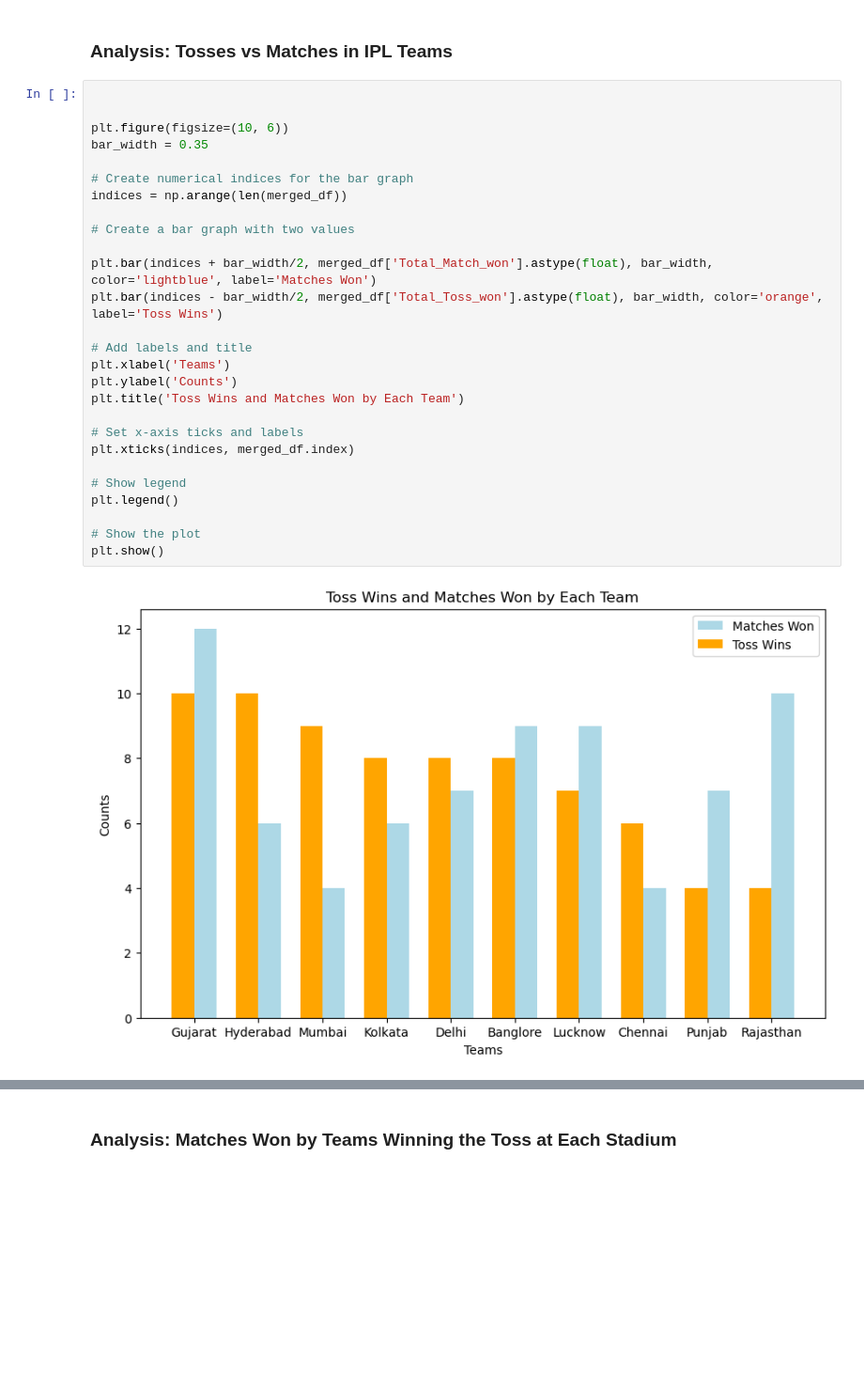
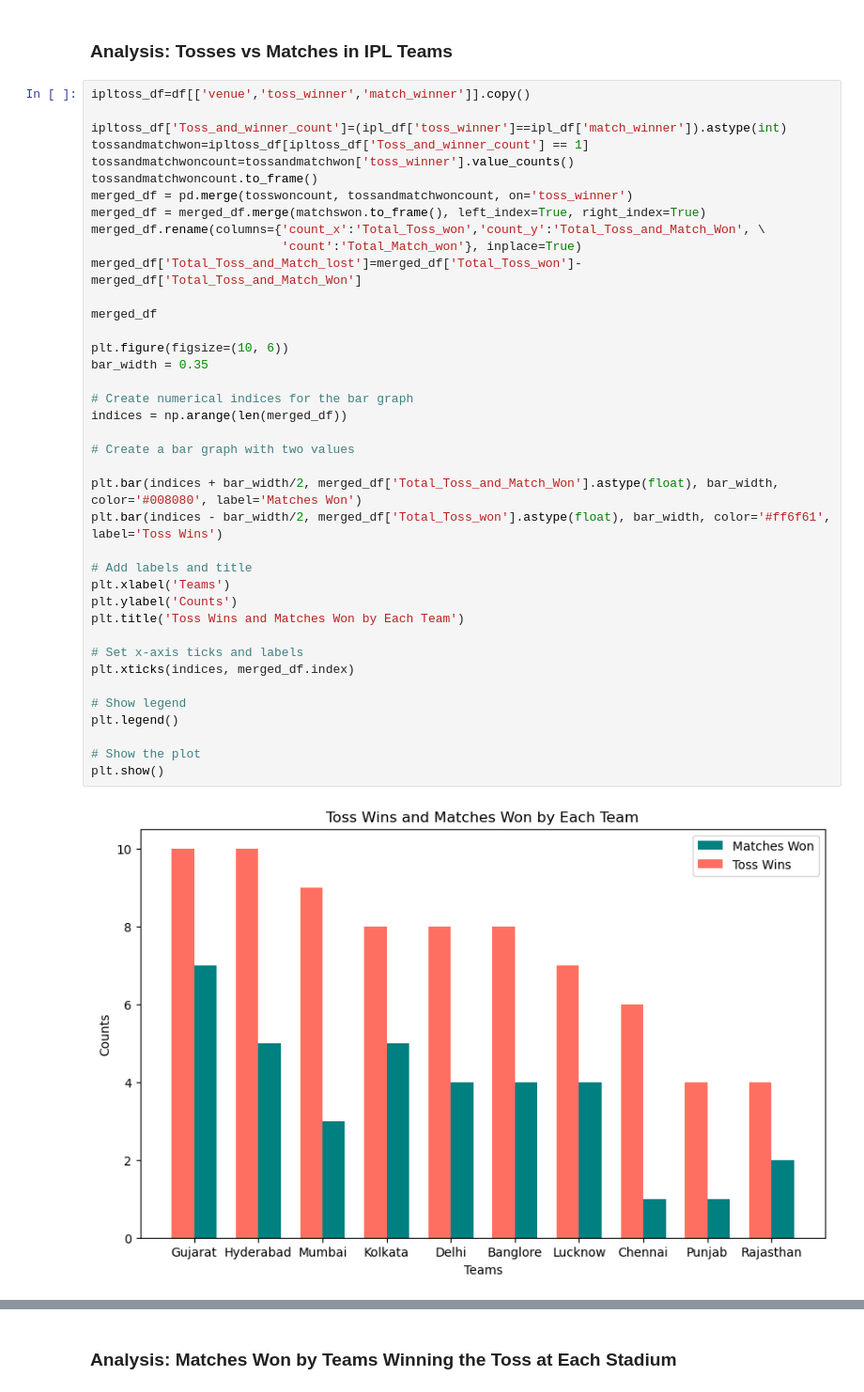
Before and after one commit to VishalRMahajan/IPL-2022-Insights-Analysis, a Jupyter notebook: IPL 2022 EDA.ipynb, the cells around one changed output, grey strips where cells are left out. Shown: that part at 94% size. Cells and saved outputs as stored; diff of their text form; blank space fills up the shorter version.

```diff
--- a/IPL 2022 EDA.ipynb
+++ b/IPL 2022 EDA.ipynb
@@ -216,31 +218,43 @@ display(tosswoncount.to_frame())
 # %% [markdown]
 ### Analysis: Tosses vs Matches in IPL Teams
 # %%
+ipltoss_df=df[['venue','toss_winner','match_winner']].copy()
 
+ipltoss_df['Toss_and_winner_count']=(ipl_df['toss_winner']==ipl_df['match_winner']).astype(int)
+tossandmatchwon=ipltoss_df[ipltoss_df['Toss_and_winner_count'] == 1]
+tossandmatchwoncount=tossandmatchwon['toss_winner'].value_counts()
+tossandmatchwoncount.to_frame()
+merged_df = pd.merge(tosswoncount, tossandmatchwoncount, on='toss_winner')
+merged_df = merged_df.merge(matchswon.to_frame(), left_index=True, right_index=True)
+merged_df.rename(columns={'count_x':'Total_Toss_won','count_y':'Total_Toss_and_Match_Won', \
+                          'count':'Total_Match_won'}, inplace=True)
+merged_df['Total_Toss_and_Match_lost']=merged_df['Total_Toss_won']-merged_df['Total_Toss_and_Match_Won']
+
+merged_df
 
 plt.figure(figsize=(10, 6))
 bar_width = 0.35
 
 # Create numerical indices for the bar graph
 indices = np.arange(len(merged_df))
 
 # Create a bar graph with two values
 
-plt.bar(indices + bar_width/2, merged_df['Total_Match_won'].astype(float), bar_width, color='lightblue', label='Matches Won')
-plt.bar(indices - bar_width/2, merged_df['Total_Toss_won'].astype(float), bar_width, color='orange', label='Toss Wins')
+plt.bar(indices + bar_width/2, merged_df['Total_Toss_and_Match_Won'].astype(float), bar_width, color='#008080', label='Matches Won')
+plt.bar(indices - bar_width/2, merged_df['Total_Toss_won'].astype(float), bar_width, color='#ff6f61', label='Toss Wins')
 
 # Add labels and title
 plt.xlabel('Teams')
 plt.ylabel('Counts')
 plt.title('Toss Wins and Matches Won by Each Team')
 
 # Set x-axis ticks and labels
 plt.xticks(indices, merged_df.index)
 
 # Show legend
 plt.legend()
 
 # Show the plot
 plt.show()
 # %% [output]
-[figure, old version]
+[figure, new version]
```
Also changed, not shown: parts of 16 cells of this notebook.
